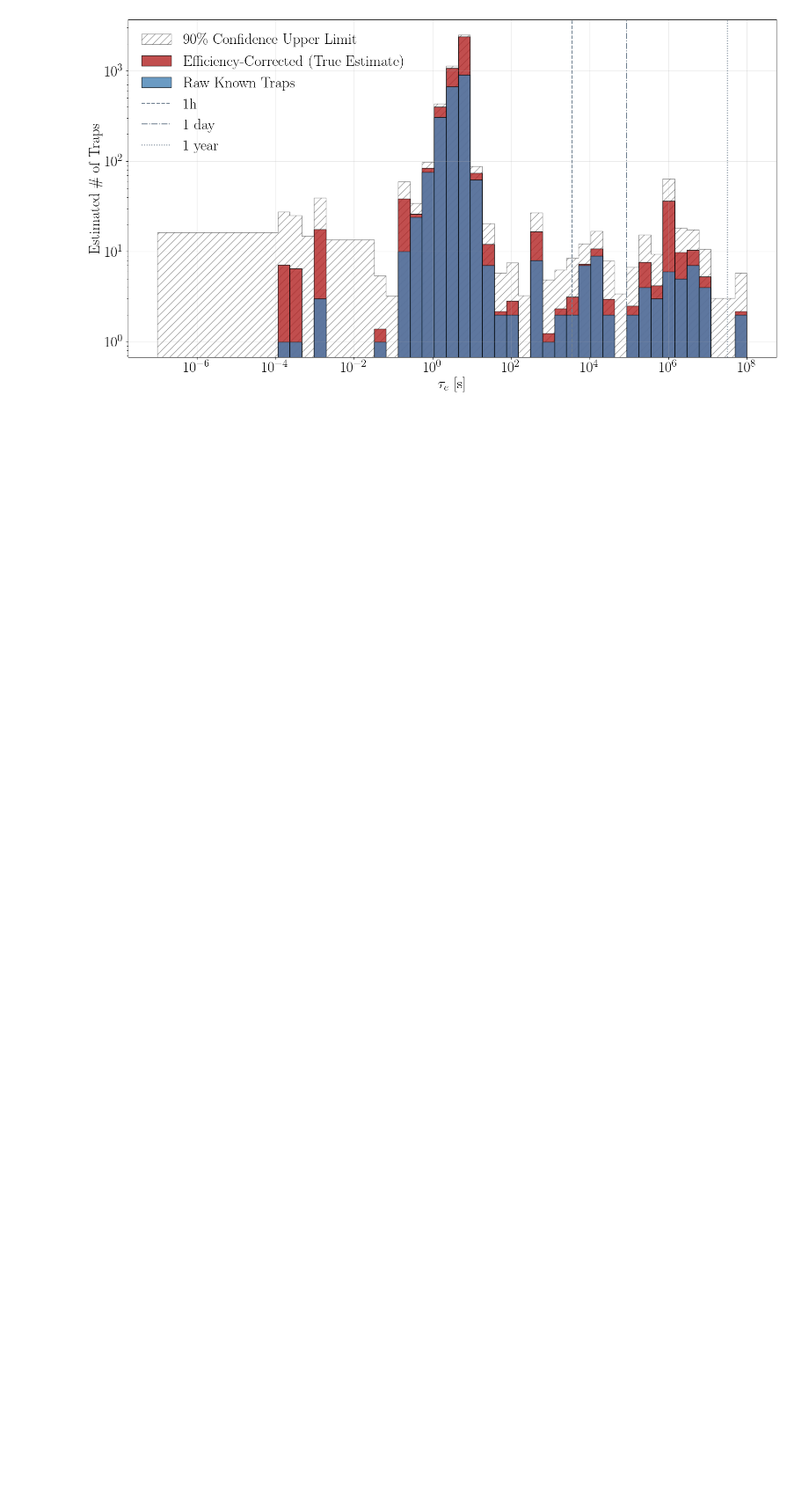
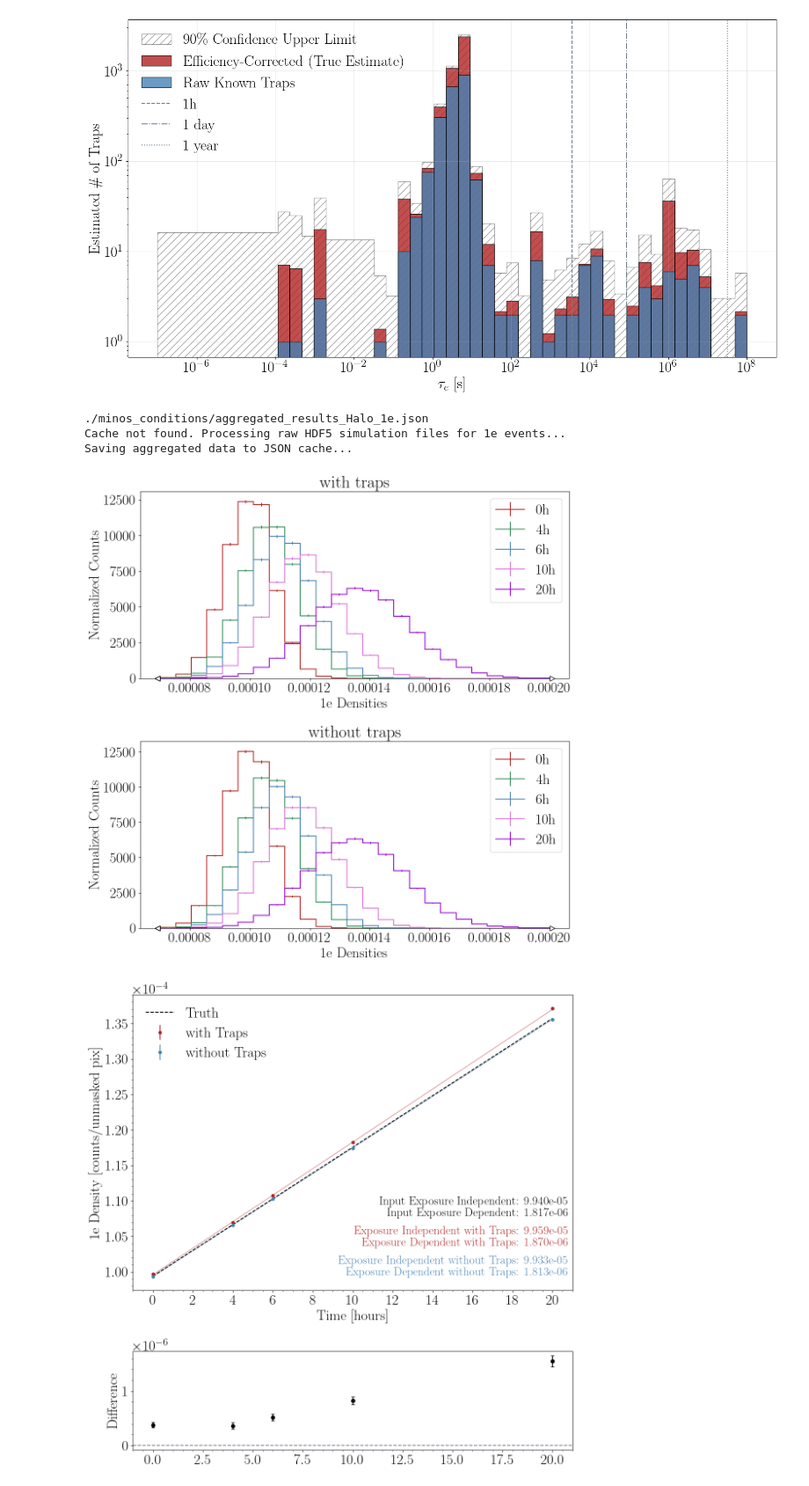
Before and after one commit to anshsdesai/sensei_charge_traps, a Jupyter notebook: charge_trap_figures.ipynb, the cells around one changed output. Shown at 88% size. Saved outputs shown, nothing was run; the diff lists cells and outputs as text; code cells hidden in the pictures; blank space fills up the shorter version.

```diff
--- a/charge_trap_figures.ipynb
+++ b/charge_trap_figures.ipynb
@@ -249,5 +248,5 @@ try:
 
     print(f"Loaded {spectra_filename}")
 except FileNotFoundError:
-    print(f"{spectra_filename} not found. Computing...")
+    raise FileNotFoundError(f"{spectra_filename} not found.")
 # %% [output]
@@ -1373,0 +1543,12 @@ def plot_simulation_results(rundir, mask='Halo+Bleed+HotColumn+HotPixel', event_
+# %%
+mask = 'Halo+Bleed+HotColumn+HotPixel'
+mask = 'None'
+mask = 'Halo'
+rm = './minos_conditions/'
+results = plot_simulation_results(rm, mask=mask,showPlots=True,saveFig=False)
+# %% [output]
+./minos_conditions/aggregated_results_Halo_1e.json
+Cache not found. Processing raw HDF5 simulation files for 1e events...
+Saving aggregated data to JSON cache...
+[figure, added]
+[figure, added]
```
Also changed, not shown: parts of 15 cells of this notebook, 12 other files.
